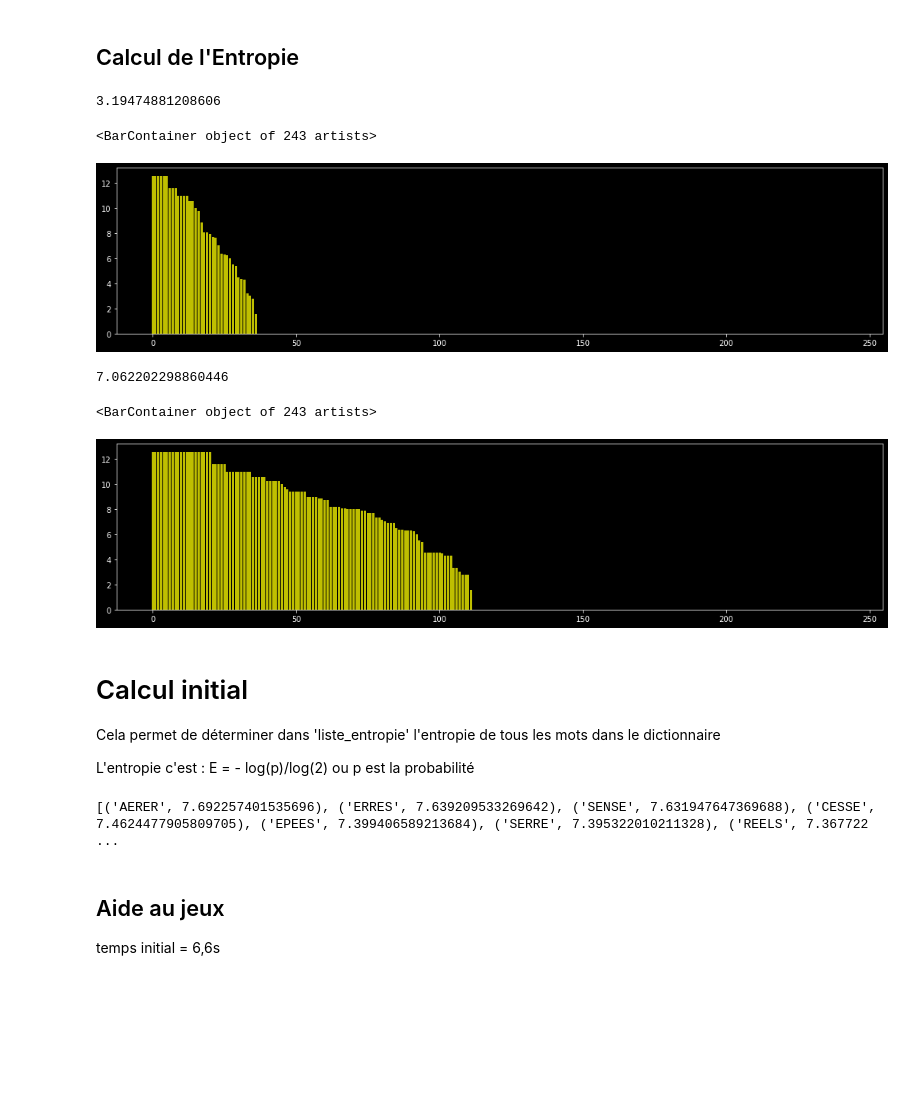
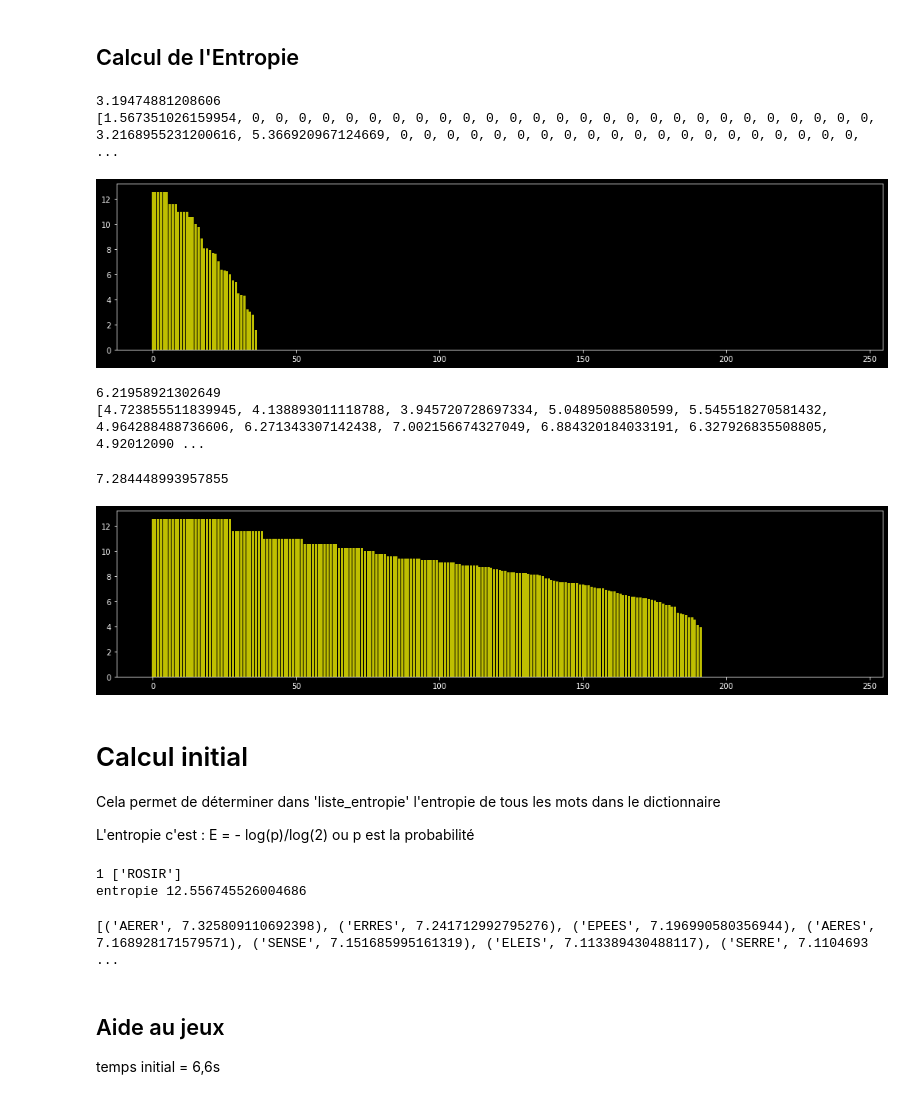
Before and after one commit to e-coucou/Python-dev, a Jupyter notebook: rky001/wordle.ipynb, the cells around one changed output. Cells and saved outputs as stored; diff of their text form; code cells hidden in the pictures; blank space fills up the shorter version.

```diff
--- a/rky001/wordle.ipynb
+++ b/rky001/wordle.ipynb
@@ -76,14 +163,20 @@ def check_mot_pattern(check,pattern,M=mots_array.copy(),k=5):
 # %%
 def check_mot_pattern_new(check,pattern,M=mots_array.copy(),k=5):
-    E=[]
-    I=[]
-    O=[]
+    E=[] #2
+    I=[] #1
+    O=[] #0
     Il = dict()
+    It = dict()
     for i in range(k):
         p=pattern[i]
+        try:
+            It[check[i]] += 1
+        except:
+            It[check[i]] = 1
         if (p=='0'):
             a = np.array((int(i) ,int(ord(check[i]))), dtype=np.uint8) # np.int16)
             O = np.append(O,a,axis=0)
+            # It[check[i]] -= 1;
         elif (p=='1'):
             I.append([i, ord(check[i])])
             try:
@@ -92,37 +185,47 @@ def check_mot_pattern_new(check,pattern,M=mots_array.copy(),k=5):
                 Il[check[i]] = 1
         elif (p=='2'):
             E.append([i, ord(check[i])])
+            # It[check[i]] -= 1;
     # On élimine les (2)
     T = np.array([0,1,2,3,4])
     for i in E:
         M = M[(M[:,i[0]] == i[1])]
         T = T[T[:] != i[0]]
-    # print(T)
+    # on elimne
     try:
         dO = int(O.shape[0] / 2)
         if (dO>0):
             O = O.reshape(dO,2)
         for j in O:
             M = M[(M[:,int(j[0])] != int(j[1]))]
-        for i in E:   #
-            O = O[(O[:,1] != i[1])]
+        # for i in E:
+        #     O = O[(O[:,1] != i[1])]
         for i in I:
             O = O[(O[:,1] != i[1])]
     except:
         a=0
-
+    # print(T)
+    # print('elim 0 en place',M.shape,convert_array_mot(M) )
     for i in O:
-        P = (np.sum(M[:] == i[1],axis=1)).reshape((1,M.shape[0]))
+        P = (np.sum(M[:,T] == i[1],axis=1)).reshape((1,M.shape[0]))
         M = np.insert(M,0,P,axis=1)
         M = M[(M[:,0] == 0)]
         M = np.delete(M,0,axis=1)
-
+    # print('0 elim',M.shape,convert_array_mot(M) )
+    # print(I,Il)
     for i in I:
         M = M[~(M[:,i[0]] == i[1])] # on elimine la bonne postion
+    # print('1 elim',M.shape,convert_array_mot(M) )
+    # print(T)
+    # print('O',O,'I',I,'E',E,Il,It)
     if (len(I)>0):
         for i in Il:
-            a = (np.sum(M[:,T]==ord(i),axis=1) == Il[i])
+            if (It[i]>Il[i]):
+                a = (np.sum(M[:,T]==ord(i),axis=1) == Il[i])
+            else:
+                a = (np.sum(M[:,T]==ord(i),axis=1) >= Il[i])
             M = np.insert(M,0,a,axis=1)
             M = M[(M[:,0] == True)]
             M = np.delete(M,0,axis=1)
+            # print('elim',i,M.shape,convert_array_mot(M) )
     return M, len(M)
@@ -222,7 +360,7 @@ def entropie_mot_old(check, M=mots_array.copy()):
         e_sum = e_sum + e*nb/dim
     return e_sum,e_pattern
 # %%
-def entropie_mot(check, M=mots_array.copy()):
+def entropie_mot(check, M=mots_array.copy(), debug=False):
     dim = M.shape[0]
     e_sum=0
     e_pattern=[]
@@ -231,7 +369,8 @@ def entropie_mot(check, M=mots_array.copy()):
         e = log2_(nb,dim)
         e_pattern.append(e)
         e_sum = e_sum + e*nb/dim
-        # print(nb,p,dim,e,e_sum)
+        if (debug):
+            print(f'{nb:5} {p:7} {dim:4} {">":->6} {e:=2.4f} {e_sum:2.4f} {e*nb/dim:2.4f}')
     return e_sum,e_pattern
 # %%
 e, e_p = entropie_mot_old('SASSA')
@@ -240,21 +379,25 @@ gr = np.sort(e_p)[::-1]
 # print(gr)
 plt.figure(figsize=(18,4))
 plt.bar(x=range(243),height=gr,color='y')
+print(e_p)
 # %% [output]
 3.19474881208606
+[1.567351026159954, 0, 0, 0, 0, 0, 0, 0, 0, 0, 0, 0, 0, 0, 0, 0, 0, 0, 0, 0, 0, 0, 0, 0, 0, 0, 0, 0, 3.2168955231200616, 5.366920967124669, 0, 0, 0, 0, 0, 0, 0, 0, 0, 0, 0, 0, 0, 0, 0, 0, 0, 0, 0, 0,  ...
-<BarContainer object of 243 artists>
 [figure]
 # %%
-e, e_p = entropie_mot('SASSA')
+e, e_p = entropie_mot('TARIE',mots_sc_array,False)
 print(e)
 gr = np.sort(e_p)[::-1]
 # print(gr)
 plt.figure(figsize=(18,4))
 plt.bar(x=range(243),height=gr,color='y')
+print(e_p)
+np.mean(e_p)
 # %% [output]
-7.062202298860446
+6.21958921302649
+[4.723855511839945, 4.138893011118788, 3.945720728697334, 5.04895088580599, 5.545518270581432, 4.964288488736606, 6.271343307142438, 7.002156674327049, 6.884320184033191, 6.327926835508805, 4.92012090 ...
-<BarContainer object of 243 artists>
+7.284448993957855
-[figure, old version]
+[figure, new version]
 # %% [markdown]
 # Calcul initial
 
@@ -268,3 +411,11 @@ liste_entropie = {}
 for mot in ProgressDisplay(data[0]):
     liste_entropie[mot] = entropie_mot(mot)[0]
 liste_entropie = sorted(liste_entropie.items(), key=lambda x: x[1],reverse=True)
+# %%
+mat, n = check_mot_pattern_new('ERRES','01101')
+print(n,convert_array_mot(mat))
+e = log2_(n,6025)
+print('entropie',e)
+# %% [output]
+1 ['ROSIR']
+entropie 12.556745526004686
@@ -271,12 +432,12 @@ liste_entropie = sorted(liste_entropie.items(), key=lambda x: x[1],reverse=True)
 # %%
 h = liste_entropie[0:60]
-# print(list(iter(h)))
+print(list(iter(h)))
 # for item in h:
 #     for i in item:
-#         print(i[::-1])
-print(h)
+#         print(i)
+# print(h)
 # %% [output]
-[('AERER', 7.692257401535696), ('ERRES', 7.639209533269642), ('SENSE', 7.631947647369688), ('CESSE', 7.4624477905809705), ('EPEES', 7.399406589213684), ('SERRE', 7.395322010211328), ('REELS', 7.367722 ...
+[('AERER', 7.325809110692398), ('ERRES', 7.241712992795276), ('EPEES', 7.196990580356944), ('AERES', 7.168928171579571), ('SENSE', 7.151685995161319), ('ELEIS', 7.113389430488117), ('SERRE', 7.1104693 ...
 # %% [markdown]
 ## Aide au jeux
 temps initial = 6,6s
```
Also changed, not shown: parts of 18 cells of this notebook, 1 other file.
